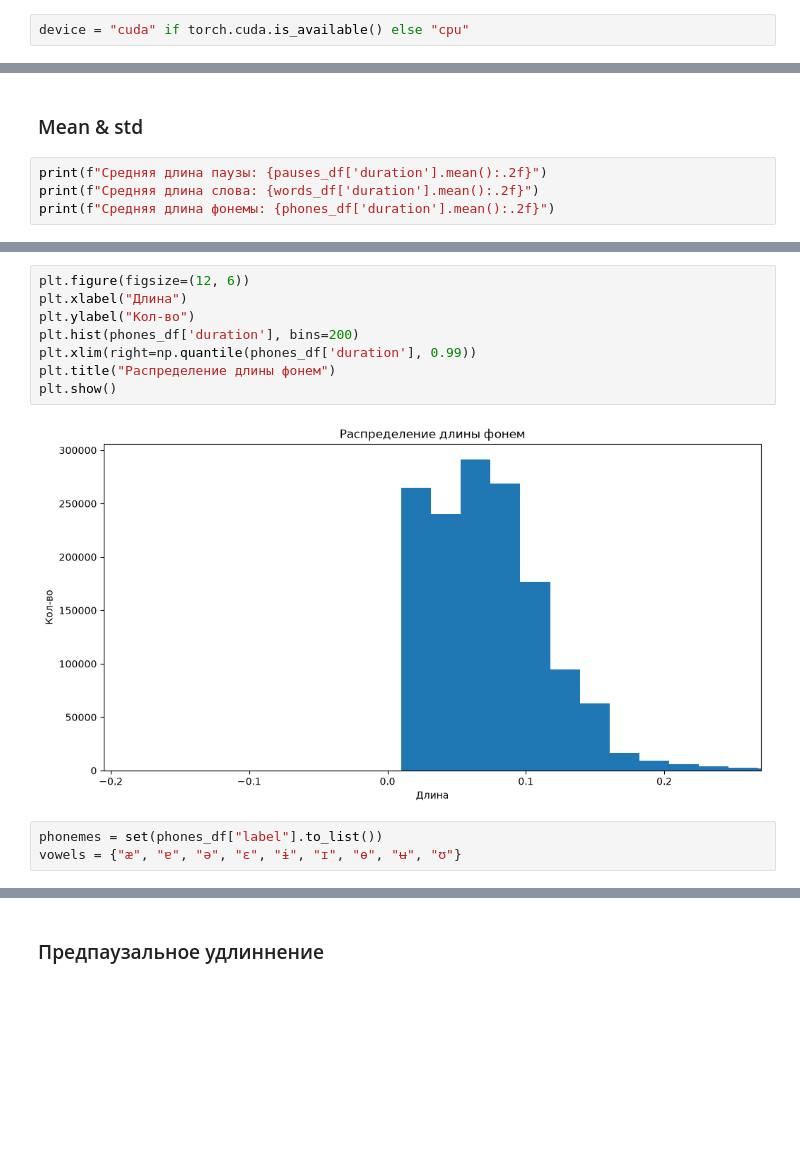
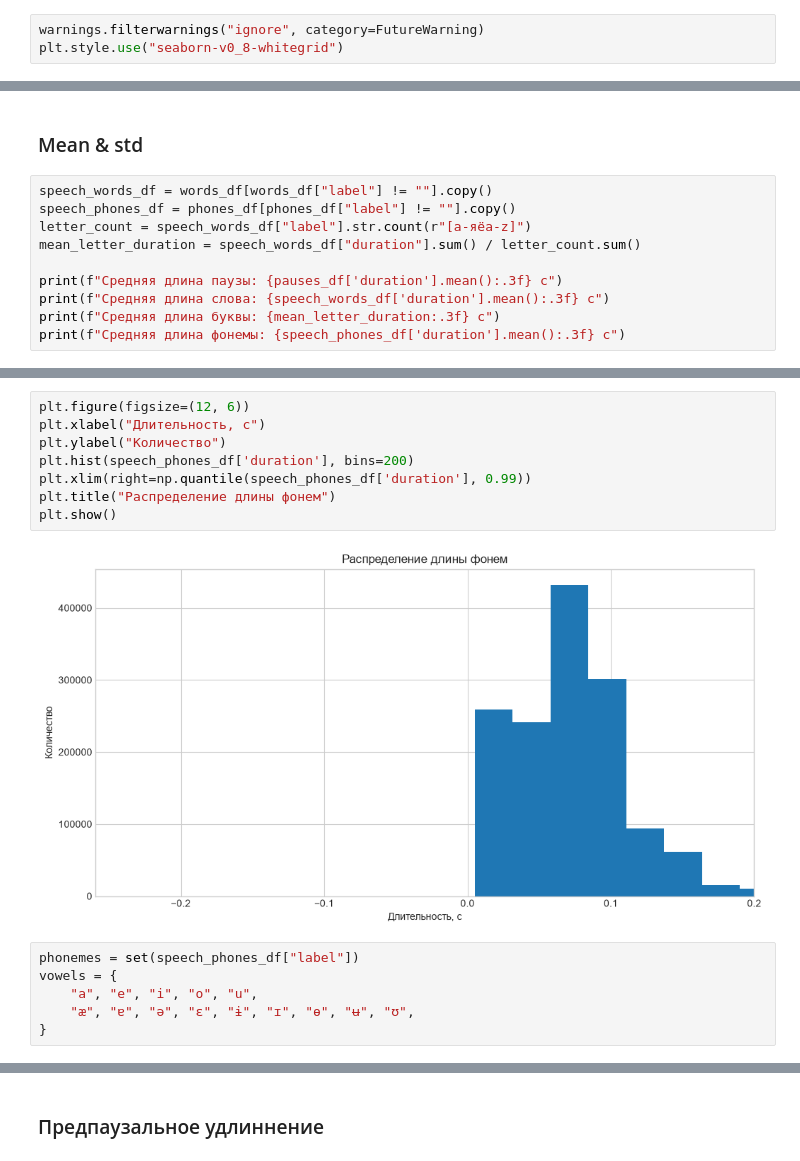
Before and after one commit to ivanVgusev/tts_labs_itmo, a Jupyter notebook: labs/lab2_pauses/lab2.ipynb, the cells around one changed output, grey strips where cells are left out. Drawn from its saved outputs; the diff is of its cells as text; blank space fills up the shorter version.

```diff
--- a/labs/lab2_pauses/lab2.ipynb
+++ b/labs/lab2_pauses/lab2.ipynb
@@ -28,5 +30,6 @@ from transformers import AutoModel, AutoTokenizer
 # %%
-device = "cuda" if torch.cuda.is_available() else "cpu"
+warnings.filterwarnings("ignore", category=FutureWarning)
+plt.style.use("seaborn-v0_8-whitegrid")
 # %%
 SR = 16000
 RANDOM_SEED = 42
@@ -134,7 +125,13 @@ print(pauses_df.head())
 # %% [markdown]
 ### Mean & std
 # %%
-print(f"Средняя длина паузы: {pauses_df['duration'].mean():.2f}")
-print(f"Средняя длина слова: {words_df['duration'].mean():.2f}")
-print(f"Средняя длина фонемы: {phones_df['duration'].mean():.2f}")
+speech_words_df = words_df[words_df["label"] != ""].copy()
+speech_phones_df = phones_df[phones_df["label"] != ""].copy()
+letter_count = speech_words_df["label"].str.count(r"[а-яёa-z]")
+mean_letter_duration = speech_words_df["duration"].sum() / letter_count.sum()
+
+print(f"Средняя длина паузы: {pauses_df['duration'].mean():.3f} с")
+print(f"Средняя длина слова: {speech_words_df['duration'].mean():.3f} с")
+print(f"Средняя длина буквы: {mean_letter_duration:.3f} с")
+print(f"Средняя длина фонемы: {speech_phones_df['duration'].mean():.3f} с")
 # %% [output]
@@ -172,16 +170,19 @@ plt.show()
 # %%
 plt.figure(figsize=(12, 6))
-plt.xlabel("Длина")
-plt.ylabel("Кол-во")
-plt.hist(phones_df['duration'], bins=200)
-plt.xlim(right=np.quantile(phones_df['duration'], 0.99))
+plt.xlabel("Длительность, с")
+plt.ylabel("Количество")
+plt.hist(speech_phones_df['duration'], bins=200)
+plt.xlim(right=np.quantile(speech_phones_df['duration'], 0.99))
 plt.title("Распределение длины фонем")
 plt.show()
 # %% [output]
-[figure, old version]
+[figure, new version]
 # %%
-phonemes = set(phones_df["label"].to_list())
-vowels = {"æ", "ɐ", "ə", "ɛ", "ɨ", "ɪ", "ɵ", "ʉ", "ʊ"}
+phonemes = set(speech_phones_df["label"])
+vowels = {
+    "a", "e", "i", "o", "u",
+    "æ", "ɐ", "ə", "ɛ", "ɨ", "ɪ", "ɵ", "ʉ", "ʊ",
+}
 # %%
 phones_vowels_df = phones_df[phones_df["label"].isin(vowels)]
 print(phones_vowels_df.head())
```
Also changed, not shown: parts of 51 cells of this notebook, 2 other files.
